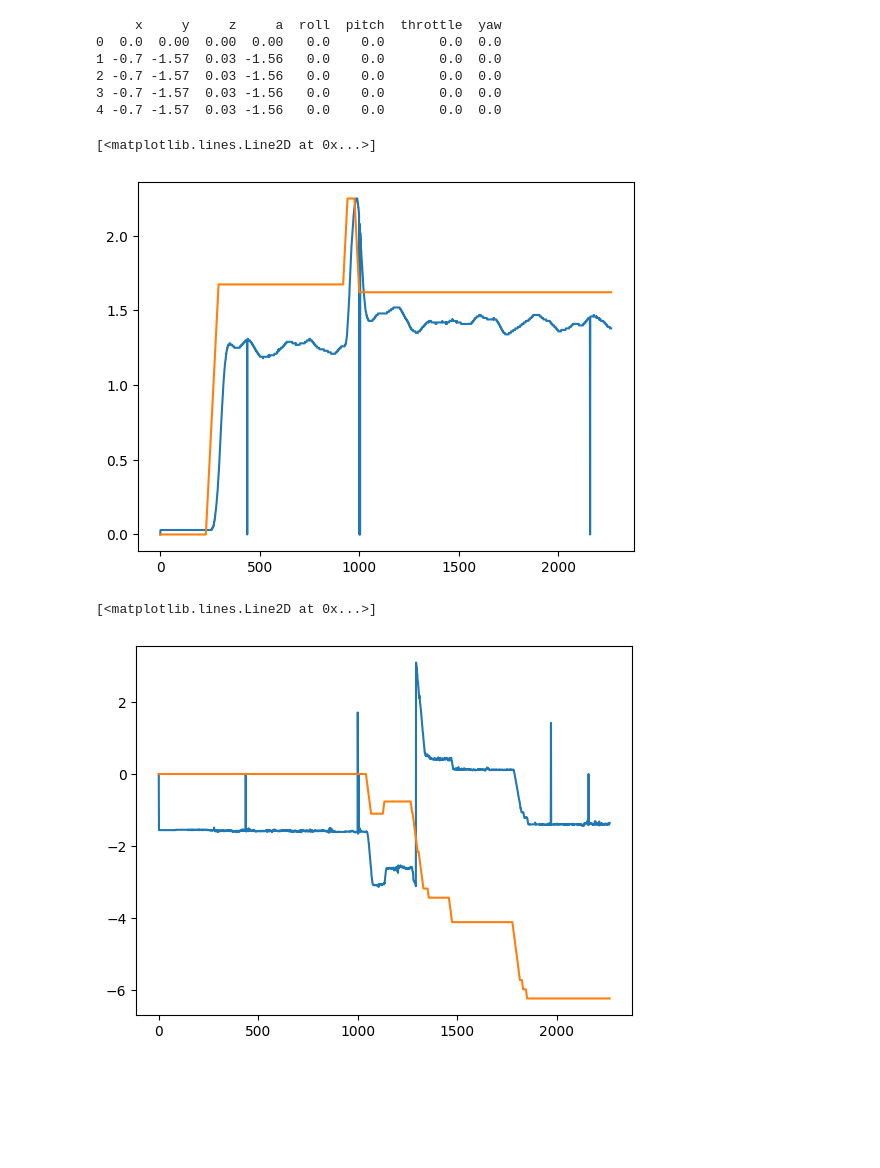
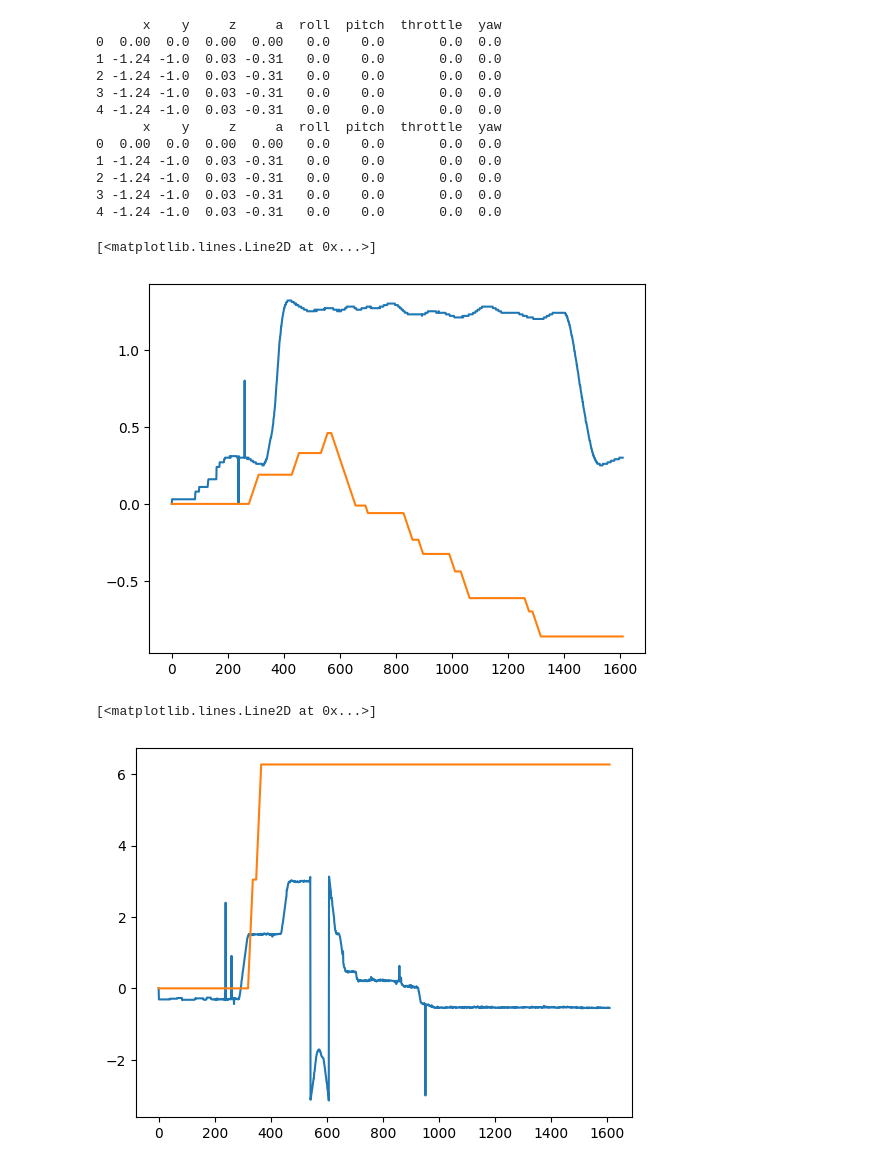
Before and after one commit to svrc-jan/master-thesis, a Jupyter notebook: tools/plot_traject.ipynb, the cells around one changed output. Saved outputs shown, nothing was run; the diff lists cells and outputs as text; code cells hidden in the pictures; blank space fills up the shorter version.

```diff
--- a/tools/plot_traject.ipynb
+++ b/tools/plot_traject.ipynb
@@ -5,30 +5,38 @@ import matplotlib.pyplot as plt
 import pandas as pd
 import numpy as np
 # %%
-run = '3f'
+run = '2f'
+
 df = pd.read_csv("../data/" + run, header=None, names=['x', 'y', 'z', 'a', 'roll', 'pitch', 'throttle', 'yaw'])
 print(df.head())
+print(df.head())
 # %% [output]
-     x     y     z     a  roll  pitch  throttle  yaw
-0  0.0  0.00  0.00  0.00   0.0    0.0       0.0  0.0
-1 -0.7 -1.57  0.03 -1.56   0.0    0.0       0.0  0.0
-2 -0.7 -1.57  0.03 -1.56   0.0    0.0       0.0  0.0
-3 -0.7 -1.57  0.03 -1.56   0.0    0.0       0.0  0.0
-4 -0.7 -1.57  0.03 -1.56   0.0    0.0       0.0  0.0
+      x    y     z     a  roll  pitch  throttle  yaw
+0  0.00  0.0  0.00  0.00   0.0    0.0       0.0  0.0
+1 -1.24 -1.0  0.03 -0.31   0.0    0.0       0.0  0.0
+2 -1.24 -1.0  0.03 -0.31   0.0    0.0       0.0  0.0
+3 -1.24 -1.0  0.03 -0.31   0.0    0.0       0.0  0.0
+4 -1.24 -1.0  0.03 -0.31   0.0    0.0       0.0  0.0
+      x    y     z     a  roll  pitch  throttle  yaw
+0  0.00  0.0  0.00  0.00   0.0    0.0       0.0  0.0
+1 -1.24 -1.0  0.03 -0.31   0.0    0.0       0.0  0.0
+2 -1.24 -1.0  0.03 -0.31   0.0    0.0       0.0  0.0
+3 -1.24 -1.0  0.03 -0.31   0.0    0.0       0.0  0.0
+4 -1.24 -1.0  0.03 -0.31   0.0    0.0       0.0  0.0
 # %%
 plt.plot(df['z'])
-throt_int = np.cumsum(df['throttle'])
+throt_int = np.cumsum(df['yaw'])
 plt.plot(throt_int*(np.max(df['z']) - np.min(df['z']))/(np.max(throt_int) - np.min(throt_int)))
 # %% [output]
 [<matplotlib.lines.Line2D at 0x...>]
-[figure, old version]
+[figure, new version]
 # %%
 plt.plot(df['a'])
-yaw_int = np.cumsum(df['yaw'])
+yaw_int = np.cumsum(df['throttle'])
 plt.plot(yaw_int*(np.max(df['a']) - np.min(df['a']))/(np.max(yaw_int) - np.min(yaw_int)))
 # %% [output]
 [<matplotlib.lines.Line2D at 0x...>]
-[figure, old version]
+[figure, new version]
 # %%
 plt.plot(df['x'])
 plt.plot(df['y'])
```
Also changed, not shown: parts of 2 cells of this notebook, 20 other files.
